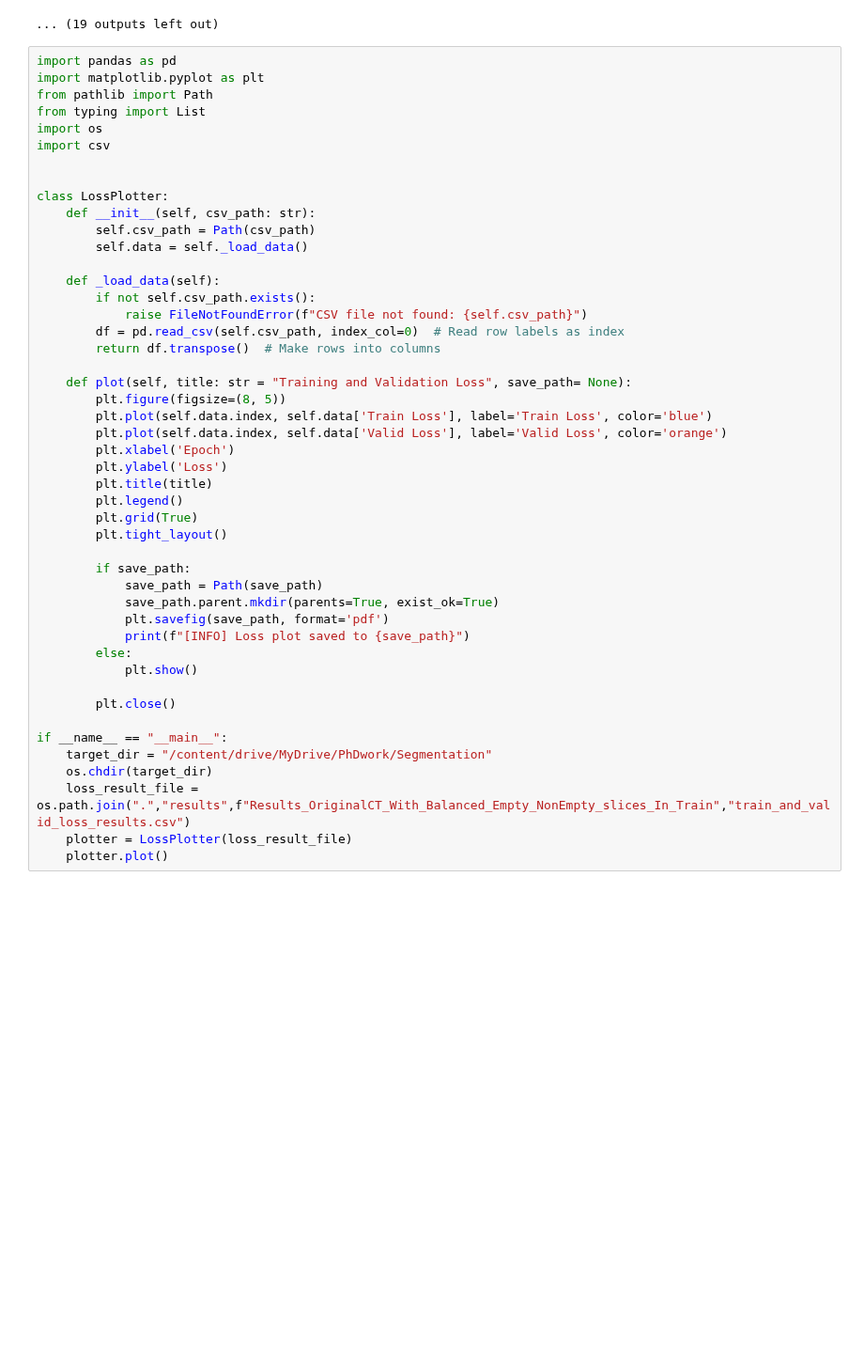
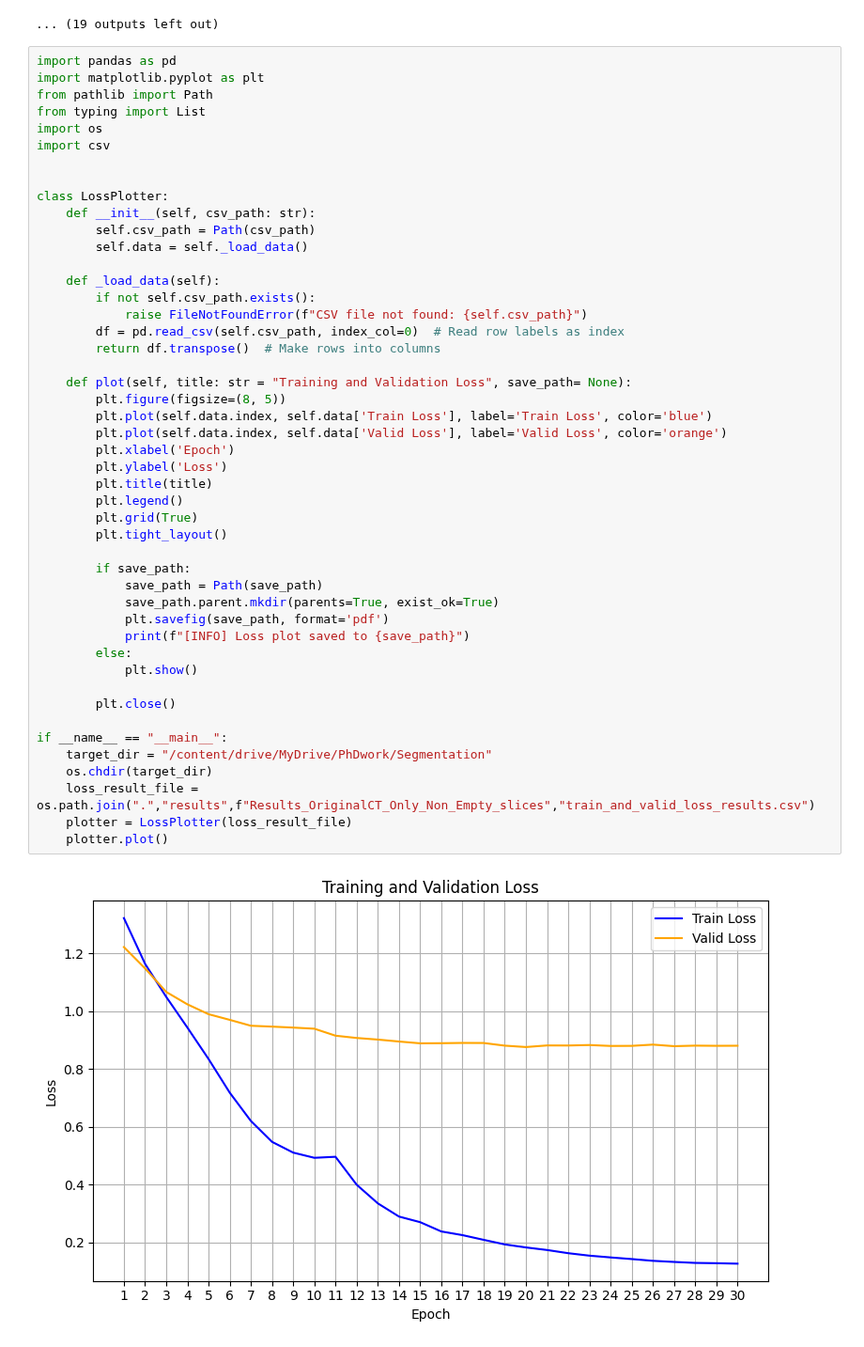
Before and after one commit to sajidcsecu/radioGenomic, a Jupyter notebook: UnetinGPU_(Only_Non_Empty_Slices).ipynb, the cells around one changed output. Shown at 94% size. Cells and saved outputs as stored; diff of their text form; blank space fills up the shorter version.

```diff
--- a/UnetinGPU_(Only_Non_Empty_Slices).ipynb
+++ b/UnetinGPU_(Only_Non_Empty_Slices).ipynb
@@ -577,31 +577,33 @@ class LossPlotter:
             raise FileNotFoundError(f"CSV file not found: {self.csv_path}")
         df = pd.read_csv(self.csv_path, index_col=0)  # Read row labels as index
         return df.transpose()  # Make rows into columns
 
     def plot(self, title: str = "Training and Validation Loss", save_path= None):
         plt.figure(figsize=(8, 5))
         plt.plot(self.data.index, self.data['Train Loss'], label='Train Loss', color='blue')
         plt.plot(self.data.index, self.data['Valid Loss'], label='Valid Loss', color='orange')
         plt.xlabel('Epoch')
         plt.ylabel('Loss')
         plt.title(title)
         plt.legend()
         plt.grid(True)
         plt.tight_layout()
 
         if save_path:
             save_path = Path(save_path)
             save_path.parent.mkdir(parents=True, exist_ok=True)
             plt.savefig(save_path, format='pdf')
             print(f"[INFO] Loss plot saved to {save_path}")
         else:
             plt.show()
 
         plt.close()
 
 if __name__ == "__main__":
     target_dir = "/content/drive/MyDrive/PhDwork/Segmentation"
     os.chdir(target_dir)
-    loss_result_file = os.path.join(".","results",f"Results_OriginalCT_With_Balanced_Empty_NonEmpty_slices_In_Train","train_and_valid_loss_results.csv")
+    loss_result_file = os.path.join(".","results",f"Results_OriginalCT_Only_Non_Empty_slices","train_and_valid_loss_results.csv")
     plotter = LossPlotter(loss_result_file)
     plotter.plot()
+# %% [output]
+[figure, added]
```
